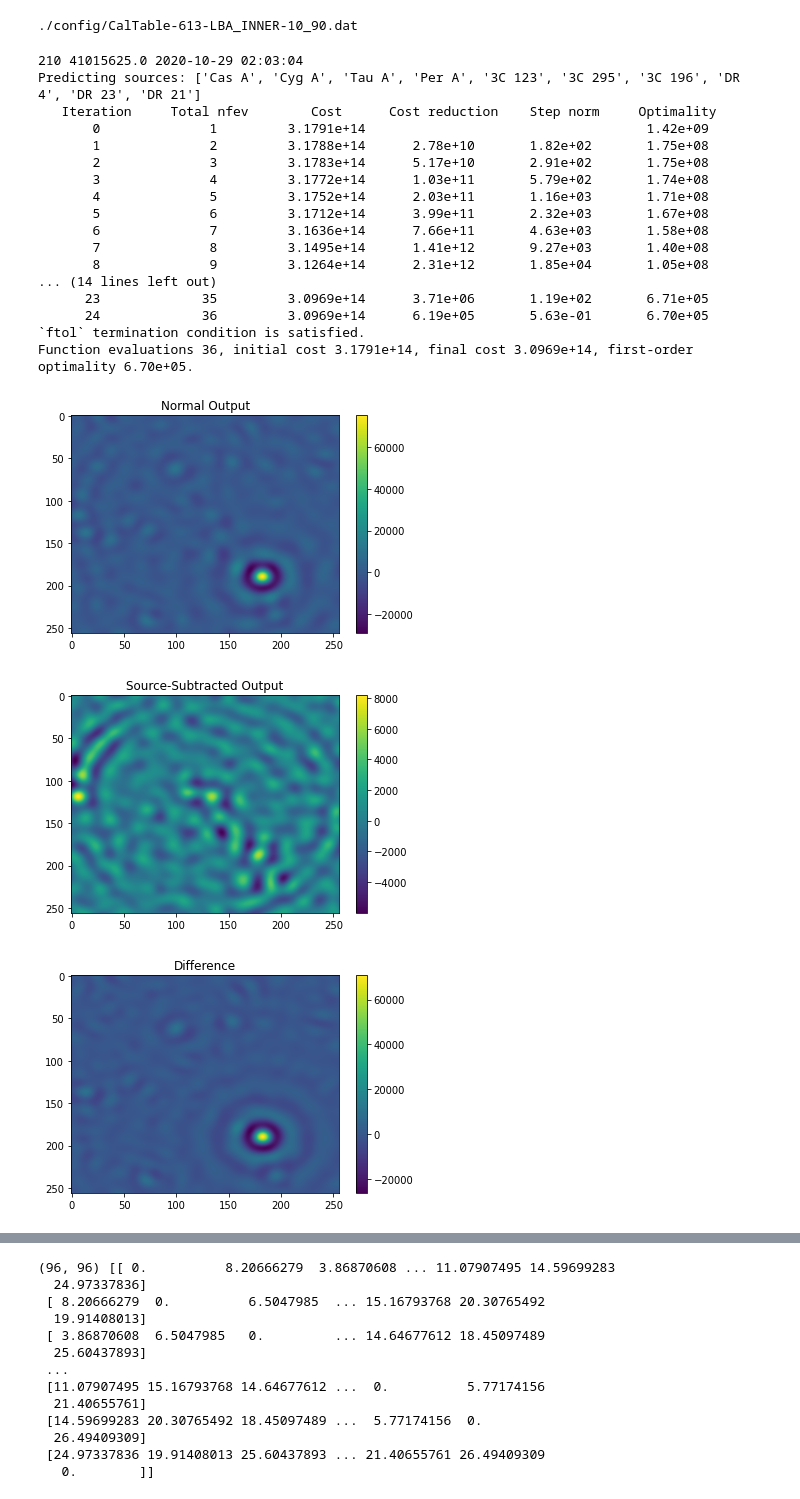
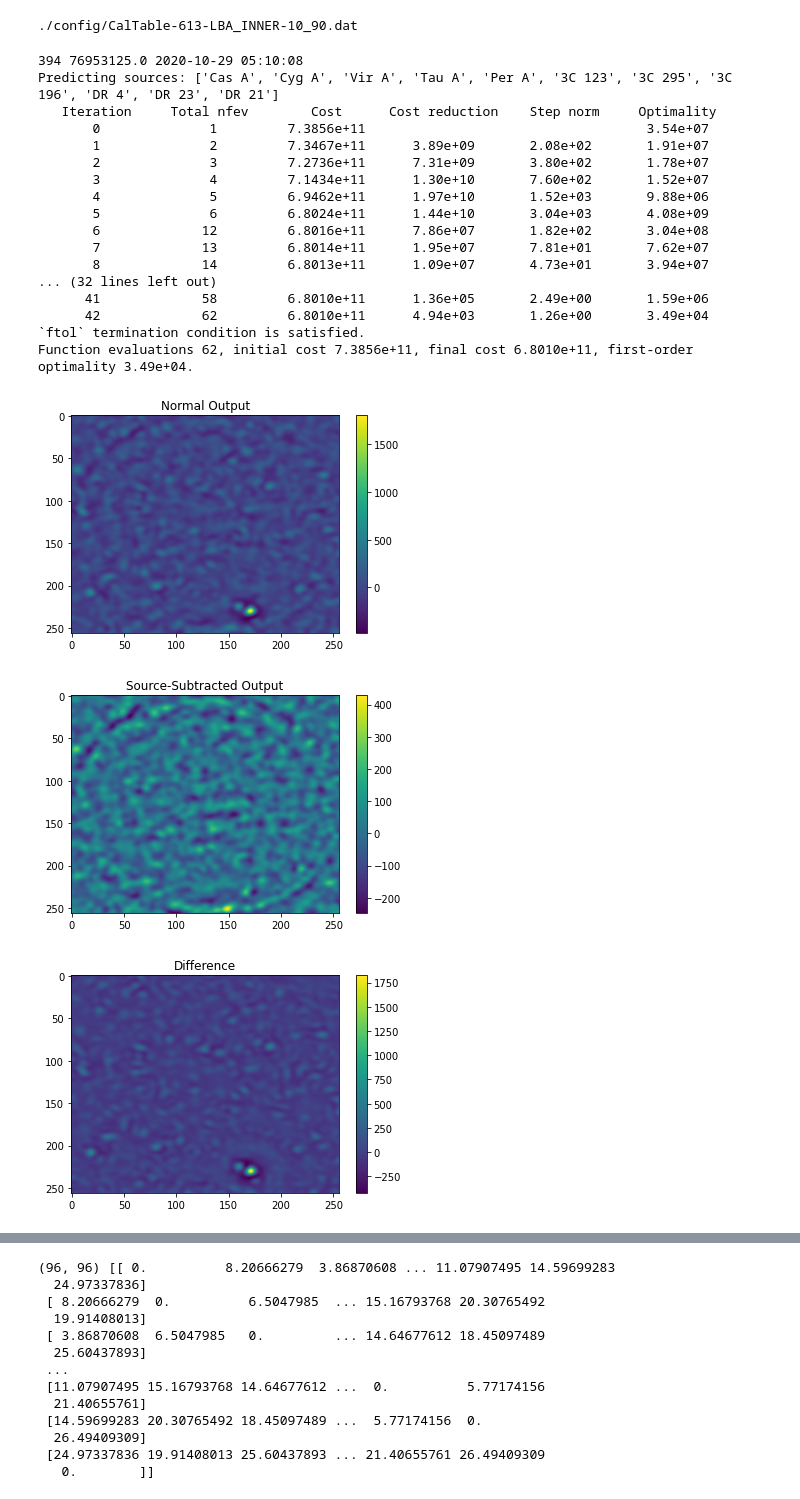
Before and after one commit to David-McKenna/IE613-RFI, a Jupyter notebook: checkpoint-Copy1.ipynb, the cells around one changed output, grey strips where cells are left out. Drawn from its saved outputs; the diff is of its cells as text; code cells hidden in the pictures.

```diff
--- a/checkpoint-Copy1.ipynb
+++ b/checkpoint-Copy1.ipynb
@@ -304,7 +305,7 @@ def configureStation(fileLocations, activeElems, rcuMode, EU):
 #
 # %%
 # Get the first file in the folder
-fileName = [filename for filename in os.listdir("./") if filename.endswith(".dat")][1]
+fileName = [filename for filename in os.listdir("./") if filename.endswith(".dat")][0]
 
 # Determne the frequency, time information
 subband = int([chunk.replace("sb", "") for chunk in fileName.split('_') if 'sb' in chunk][0])
@@ -372,48 +373,48 @@ plt.figure()
 image2 = imager.dft_image(acm_vector - np.multiply(np.conj(calSubbandX), np.dot(predictionMatrix, modelBrightnessResult.x)))
 image3 = imager.dft_image(np.multiply(np.conj(calSubbandX), np.dot(predictionMatrix, modelBrightnessResult.x)))
 plt.imshow(image2, aspect = 'auto')
 plt.title("Source-Subtracted Output")
 plt.colorbar()
 plt.show()
 
 plt.figure()
 plt.imshow(image1 - image2, aspect = 'auto')
 plt.title("Difference")
 plt.colorbar()
 plt.show()
 
 plt.figure()
 plt.imshow(image3, aspect = 'auto')
 plt.title("True Difference")
 plt.colorbar()
 plt.show()
 
 plt.figure()
 plt.imshow(image1 - image3, aspect = 'auto')
 plt.title("Effective Removed Difference")
 plt.colorbar()
 plt.show()
 
 for name, brightness in zip(names, modelBrightnessResult.x):
     print(f"{name}: {brightness}")
 # %% [output]
-210 41015625.0 2020-10-29 02:03:04
-Predicting sources: ['Cas A', 'Cyg A', 'Tau A', 'Per A', '3C 123', '3C 295', '3C 196', 'DR 4', 'DR 23', 'DR 21']
+394 76953125.0 2020-10-29 05:10:08
+Predicting sources: ['Cas A', 'Cyg A', 'Vir A', 'Tau A', 'Per A', '3C 123', '3C 295', '3C 196', 'DR 4', 'DR 23', 'DR 21']
    Iteration     Total nfev        Cost      Cost reduction    Step norm     Optimality
-       0              1         3.1791e+14                                    1.42e+09
-       1              2         3.1788e+14      2.78e+10       1.82e+02       1.75e+08
-       2              3         3.1783e+14      5.17e+10       2.91e+02       1.75e+08
-       3              4         3.1772e+14      1.03e+11       5.79e+02       1.74e+08
-       4              5         3.1752e+14      2.03e+11       1.16e+03       1.71e+08
-       5              6         3.1712e+14      3.99e+11       2.32e+03       1.67e+08
-       6              7         3.1636e+14      7.66e+11       4.63e+03       1.58e+08
-       7              8         3.1495e+14      1.41e+12       9.27e+03       1.40e+08
-       8              9         3.1264e+14      2.31e+12       1.85e+04       1.05e+08
-... (14 lines left out)
-      23             35         3.0969e+14      3.71e+06       1.19e+02       6.71e+05
-      24             36         3.0969e+14      6.19e+05       5.63e-01       6.70e+05
+       0              1         7.3856e+11                                    3.54e+07
+       1              2         7.3467e+11      3.89e+09       2.08e+02       1.91e+07
+       2              3         7.2736e+11      7.31e+09       3.80e+02       1.78e+07
+       3              4         7.1434e+11      1.30e+10       7.60e+02       1.52e+07
+       4              5         6.9462e+11      1.97e+10       1.52e+03       9.88e+06
+       5              6         6.8024e+11      1.44e+10       3.04e+03       4.08e+09
+       6             12         6.8016e+11      7.86e+07       1.82e+02       3.04e+08
+       7             13         6.8014e+11      1.95e+07       7.81e+01       7.62e+07
+       8             14         6.8013e+11      1.09e+07       4.73e+01       3.94e+07
+... (32 lines left out)
+      41             58         6.8010e+11      1.36e+05       2.49e+00       1.59e+06
+      42             62         6.8010e+11      4.94e+03       1.26e+00       3.49e+04
 `ftol` termination condition is satisfied.
-Function evaluations 36, initial cost 3.1791e+14, final cost 3.0969e+14, first-order optimality 6.70e+05.
+Function evaluations 62, initial cost 7.3856e+11, final cost 6.8010e+11, first-order optimality 3.49e+04.
-[figure, old version]
+[figure, new version]
-[figure, old version]
+[figure, new version]
-[figure, old version]
+[figure, new version]
```
Also changed, not shown: parts of 4 cells of this notebook, 2 other files.
